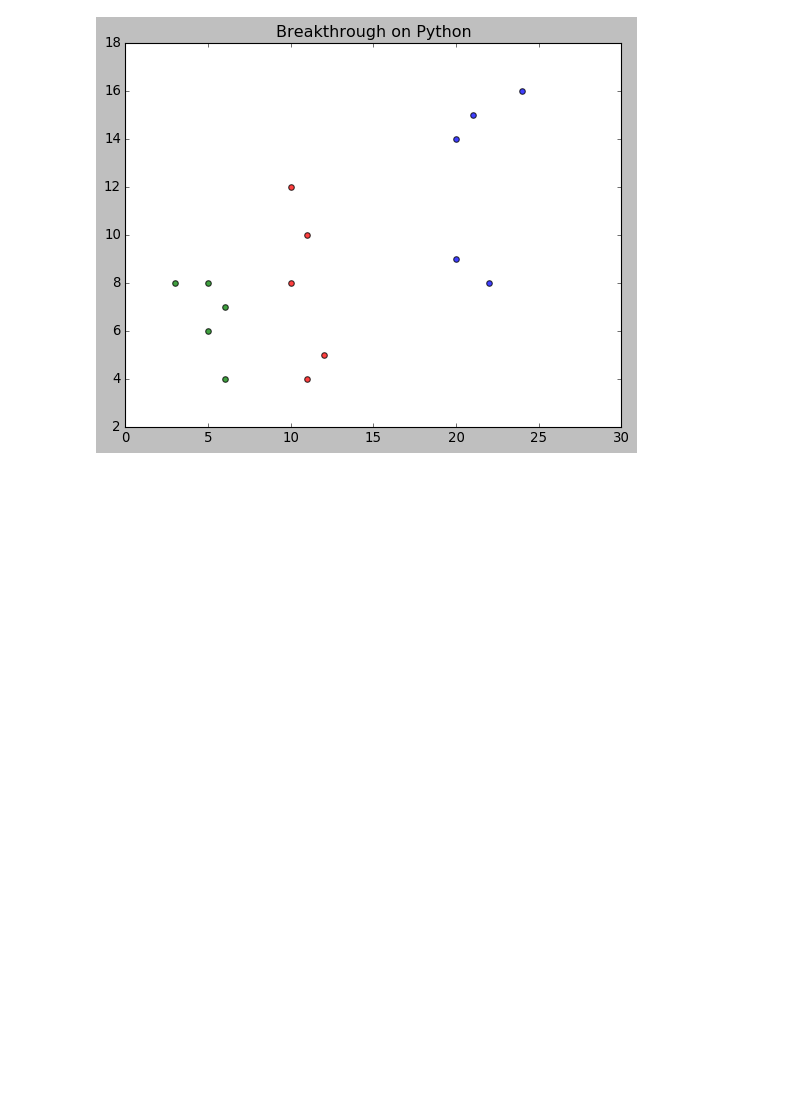
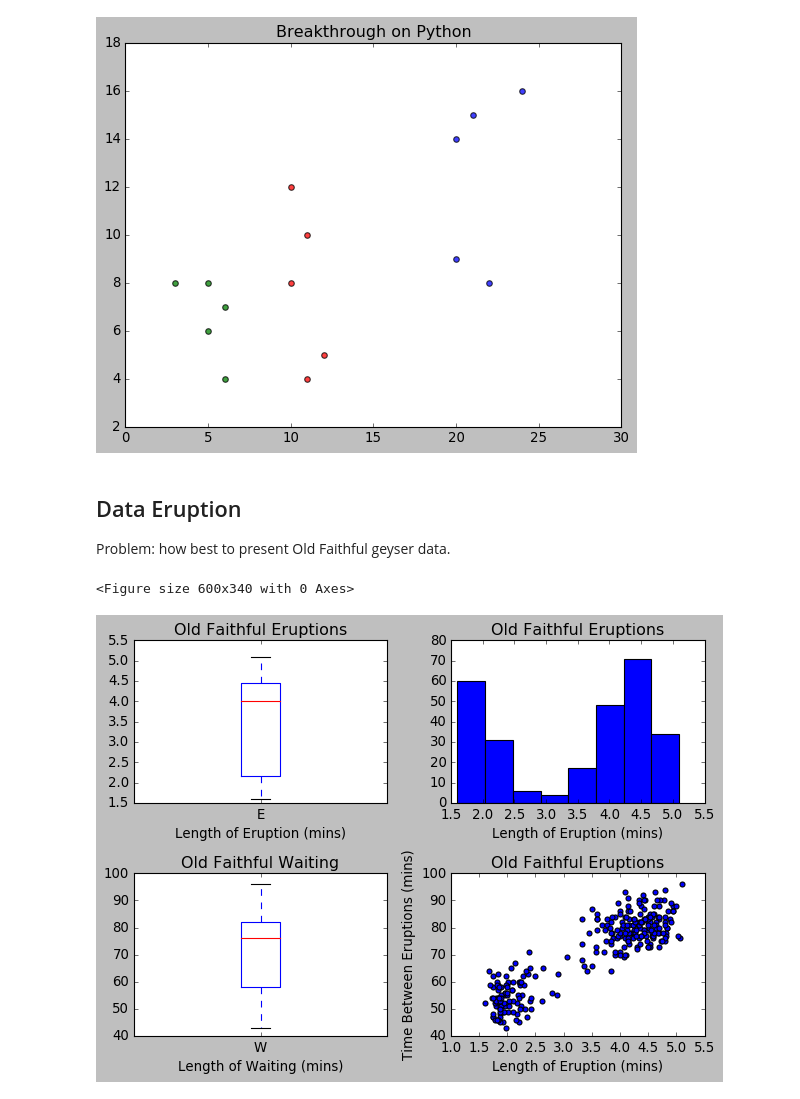
Before and after one commit to robertfg/python-coursework, a Jupyter notebook: Data Libraries/Matplotlib.ipynb, the cells around one changed output. Drawn from its saved outputs; the diff is of its cells as text; code cells hidden in the pictures; blank space fills up the shorter version.

Commit message:
Modifying Data with SQL, Matplotlib

```diff
--- a/Data Libraries/Matplotlib.ipynb
+++ b/Data Libraries/Matplotlib.ipynb
@@ -334,3 +334,57 @@ plt.title("Breakthrough on Python")
 plt.show()
 # %% [output]
 [figure]
+# %% [markdown]
+## Data Eruption
+Problem: how best to present Old Faithful geyser data.
+# %%
+input_file = 'yellowstone/old_faithful.csv'
+
+plt.figure(figsize=(7.5, 4.25))
+plt.style.use('classic')
+
+with open(input_file, 'r') as old_faithful_data:
+    eruptions = list(csv.reader(old_faithful_data))
+
+# Pop off header row
+eruptions.pop(0)
+
+eruption_times = []
+waiting_times = []
+
+# Loop to get data
+for event in range(0, len(eruptions)-1):
+    eruption_times.append(float(eruptions[event][0]))
+    waiting_times.append(float(eruptions[event][1]))
+# %% [output]
+<Figure size 600x340 with 0 Axes>
+# %%
+# Make 4 subplots
+plt.subplot(2, 2, 1)
+plt.boxplot(eruption_times)
+plt.title('Old Faithful Eruptions')
+plt.xticks([1], 'Eruptions')
+plt.xlabel('Length of Eruption (mins)')
+
+plt.subplot(2, 2, 2)
+num_bins = 8
+plt.hist(eruption_times, num_bins)
+plt.title('Old Faithful Eruptions')
+plt.xlabel('Length of Eruption (mins)')
+
+plt.subplot(2, 2, 3)
+plt.boxplot(waiting_times)
+plt.title('Old Faithful Waiting')
+plt.xticks([1], 'Waiting')
+plt.xlabel('Length of Waiting (mins)')
+
+plt.subplot(2, 2, 4)
+plt.scatter(eruption_times, waiting_times)
+plt.title('Old Faithful Eruptions')
+plt.xlabel('Length of Eruption (mins)')
+plt.ylabel('Time Between Eruptions (mins)')
+
+plt.tight_layout()
+plt.show()
+# %% [output]
+[figure, added]
```
Also changed, not shown: parts of 4 cells of this notebook, 3 other files.
